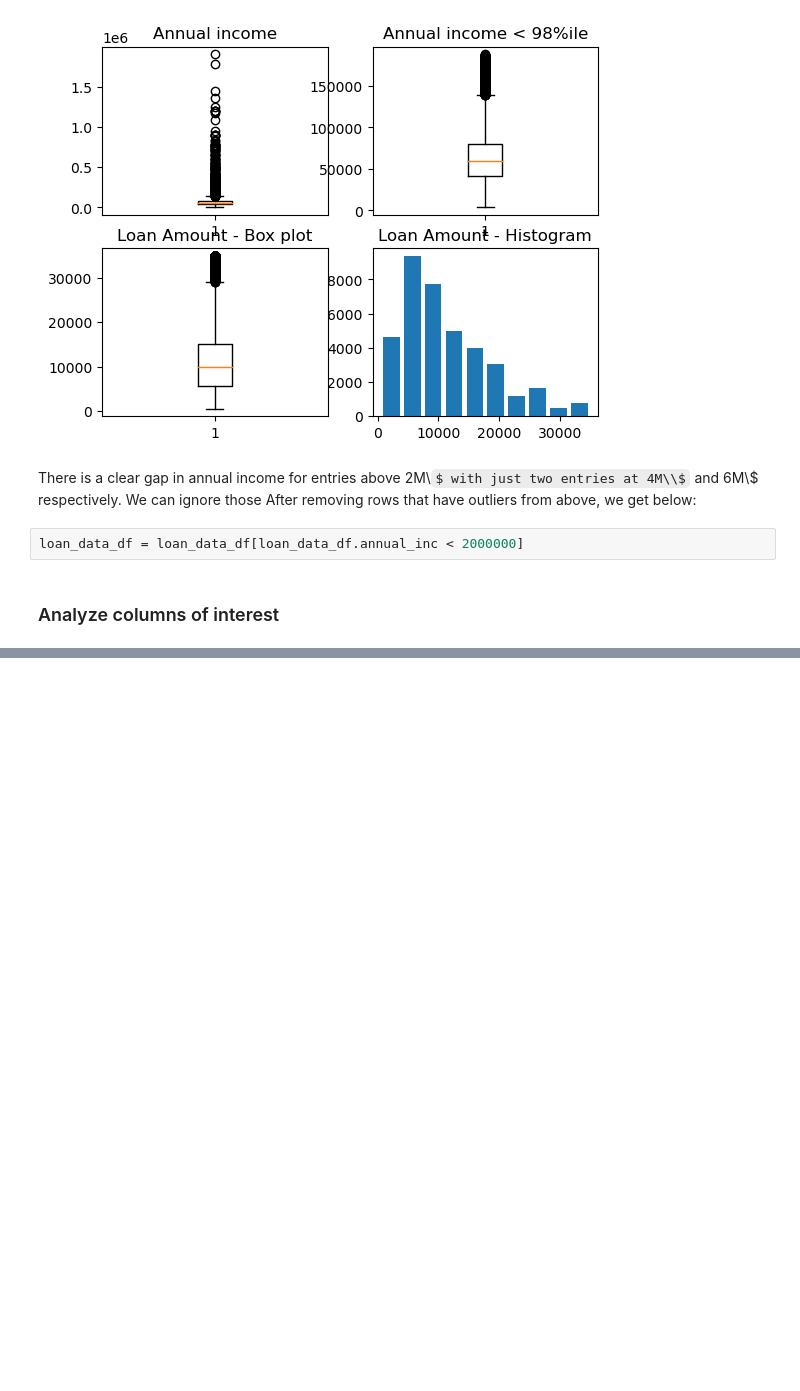
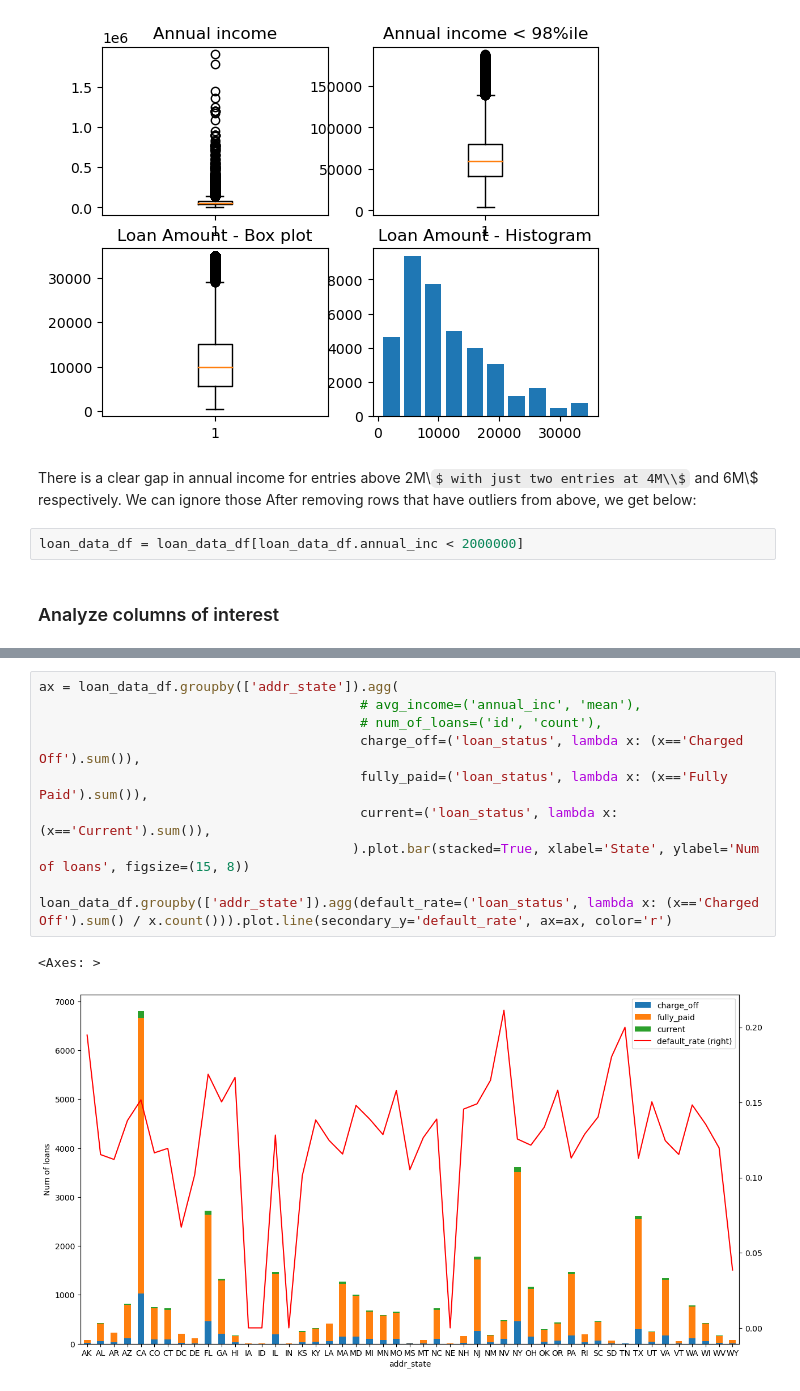
Before and after one commit to maniteja6799/lending_club_eda, a Jupyter notebook: CaseStudy_Loans_EDA.ipynb, the cells around one changed output, grey strips where cells are left out. Drawn from its saved outputs; the diff is of its cells as text; some formulas as TeX source; blank space fills up the shorter version.

```diff
--- a/CaseStudy_Loans_EDA.ipynb
+++ b/CaseStudy_Loans_EDA.ipynb
@@ -318,0 +345,13 @@ Name: loan_amnt, dtype: int64
+# %%
+ax = loan_data_df.groupby(['addr_state']).agg(
+                                         # avg_income=('annual_inc', 'mean'),
+                                         # num_of_loans=('id', 'count'),
+                                         charge_off=('loan_status', lambda x: (x=='Charged Off').sum()),
+                                         fully_paid=('loan_status', lambda x: (x=='Fully Paid').sum()),
+                                         current=('loan_status', lambda x: (x=='Current').sum()),
+                                        ).plot.bar(stacked=True, xlabel='State', ylabel='Num of loans', figsize=(15, 8))
+
+loan_data_df.groupby(['addr_state']).agg(default_rate=('loan_status', lambda x: (x=='Charged Off').sum() / x.count())).plot.line(secondary_y='default_rate', ax=ax, color='r')
+# %% [output]
+<Axes: >
+[figure, added]
```
Also changed, not shown: parts of 14 cells of this notebook.
